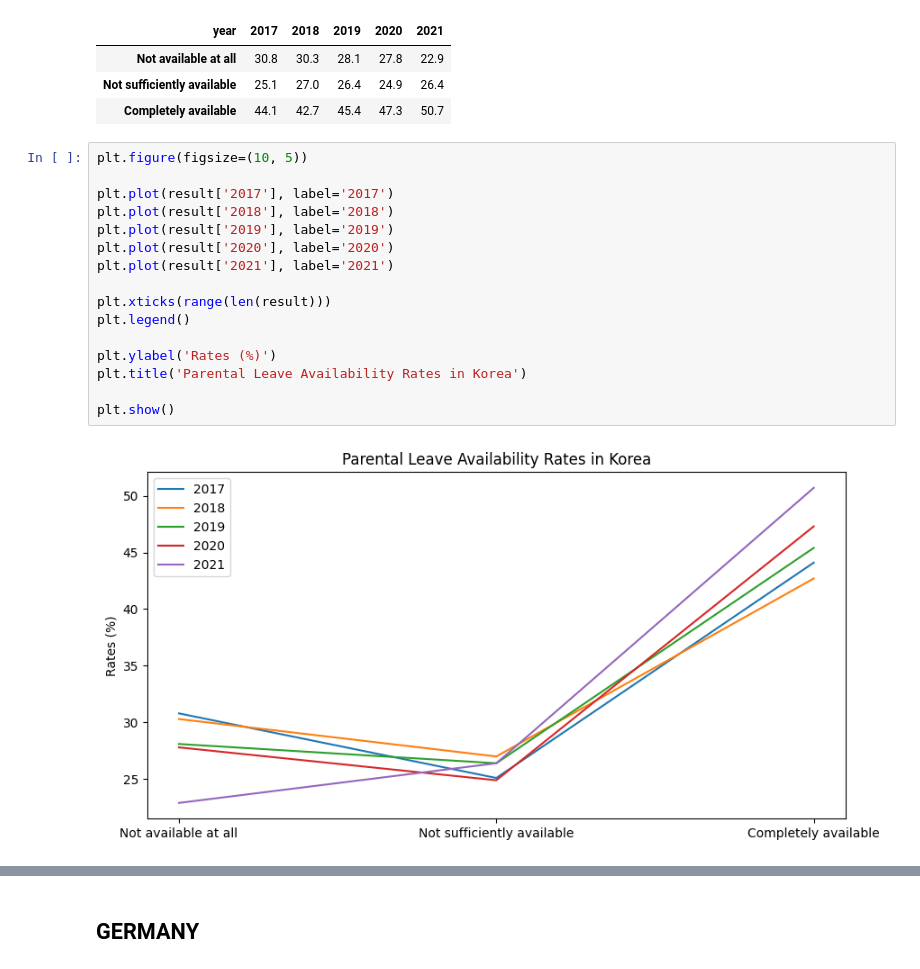
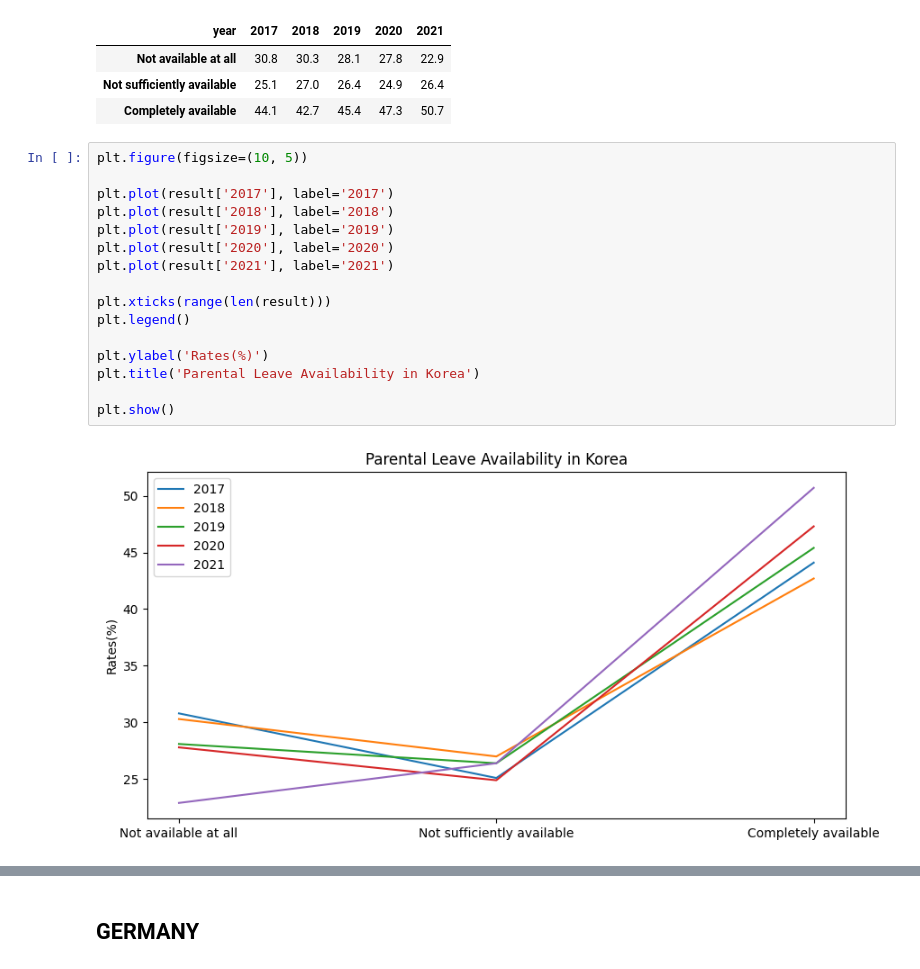
Before and after one commit to ikkjun/Declining_Fertility_Rates, a Jupyter notebook: Declining_Fertility_Rates.ipynb, the cells around one changed output, grey strips where cells are left out. Drawn from its saved outputs; the diff is of its cells as text.

```diff
--- a/Declining_Fertility_Rates.ipynb
+++ b/Declining_Fertility_Rates.ipynb
@@ -388,18 +391,18 @@ result
 # %%
 plt.figure(figsize=(10, 5))
 
 plt.plot(result['2017'], label='2017')
 plt.plot(result['2018'], label='2018')
 plt.plot(result['2019'], label='2019')
 plt.plot(result['2020'], label='2020')
 plt.plot(result['2021'], label='2021')
 
 plt.xticks(range(len(result)))
 plt.legend()
 
-plt.ylabel('Rates (%)')
-plt.title('Parental Leave Availability Rates in Korea')
+plt.ylabel('Rates(%)')
+plt.title('Parental Leave Availability in Korea')
 
 plt.show()
 # %% [output]
-[figure, old version]
+[figure, new version]
```
Also changed, not shown: parts of 20 cells of this notebook.
